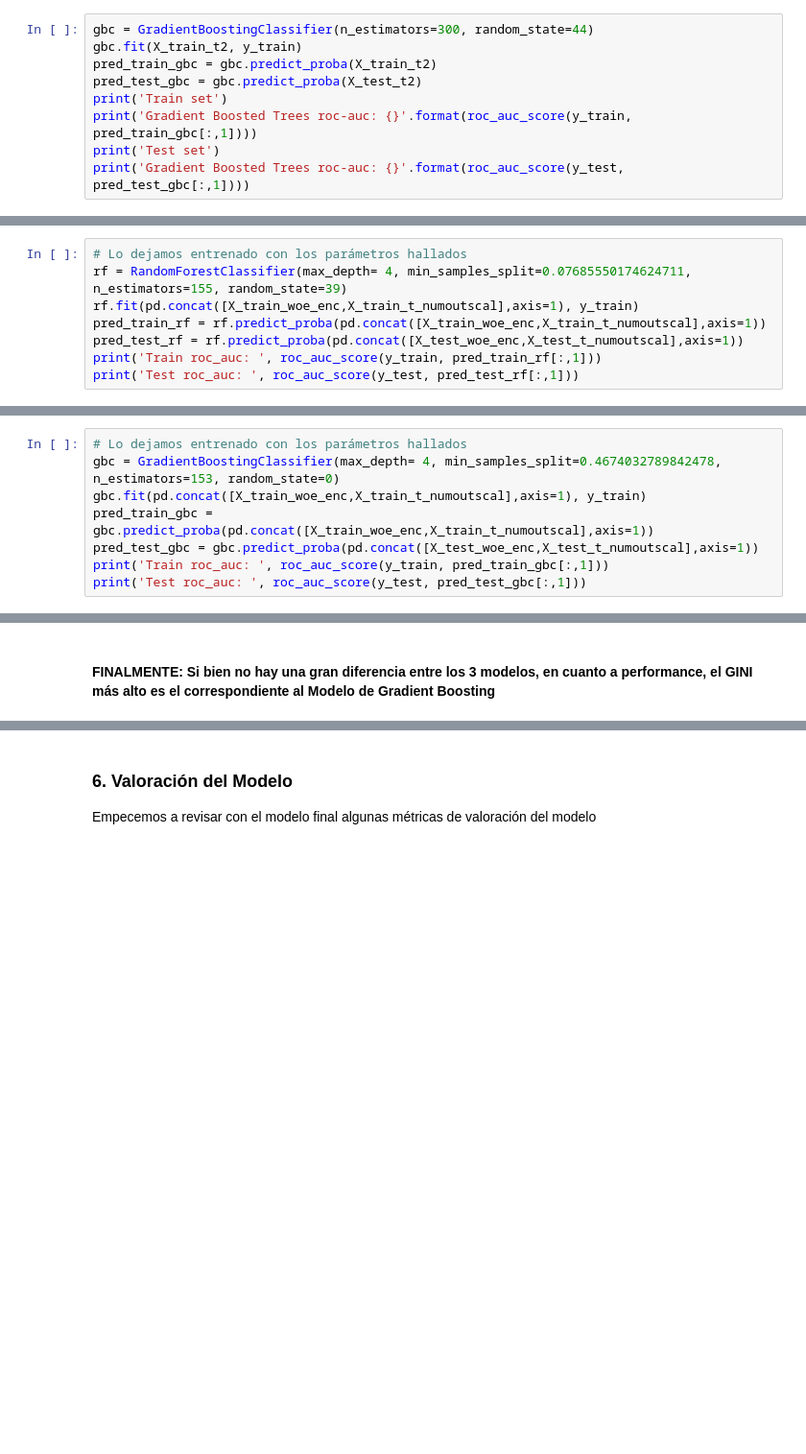
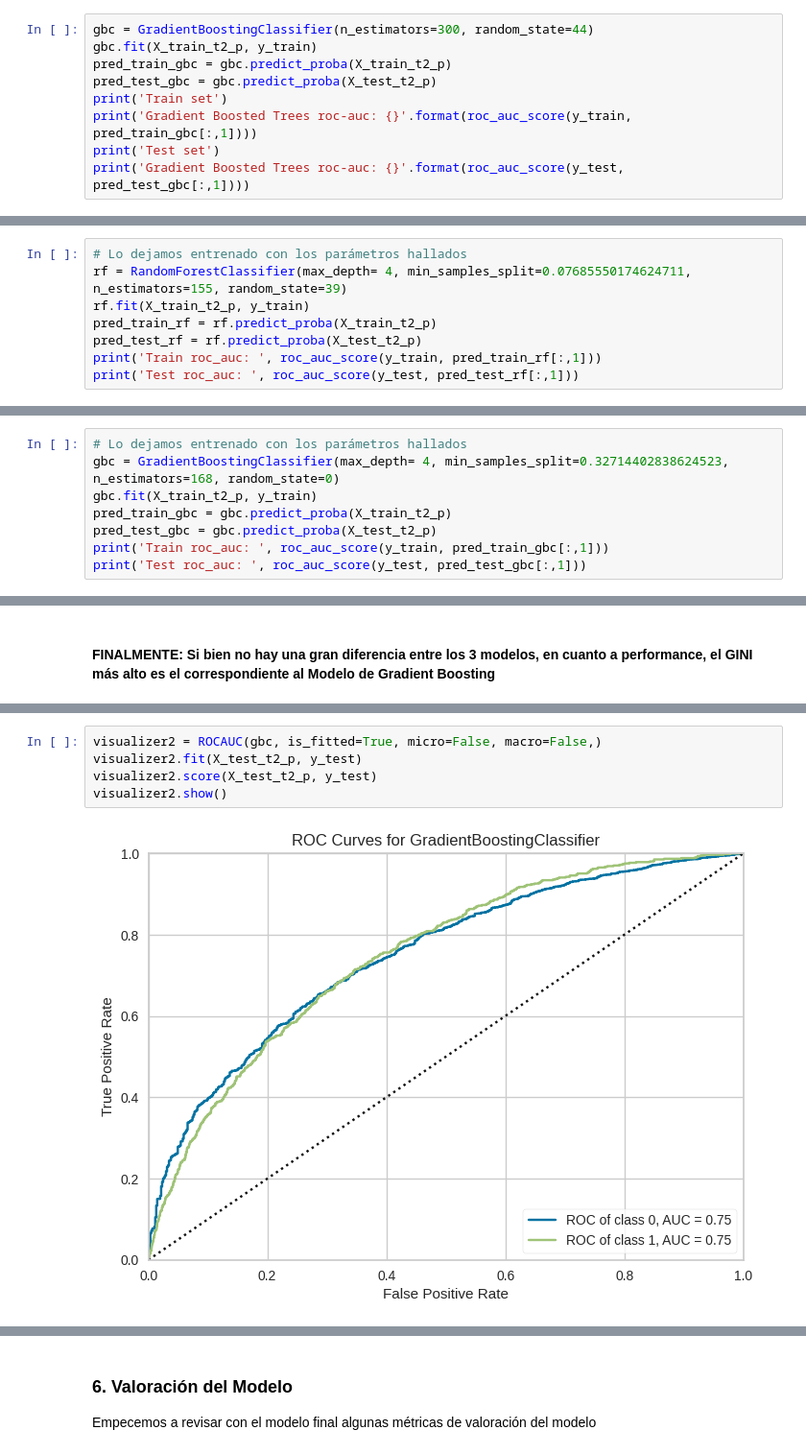
Before and after one commit to jpantojaj/Backtesting_Stresstesting, a Jupyter notebook: Sesión_2_4_Construccion_Credit_Scoring.ipynb, the cells around one changed output, grey strips where cells are left out. Shown at 96% size. Saved outputs shown, nothing was run; the diff lists cells and outputs as text; blank space fills up the shorter version.

```diff
--- a/Sesión_2_4_Construccion_Credit_Scoring.ipynb
+++ b/Sesión_2_4_Construccion_Credit_Scoring.ipynb
@@ -1243,8 +1261,8 @@ KeyboardInterrupt:
 # %%
 gbc = GradientBoostingClassifier(n_estimators=300, random_state=44)
-gbc.fit(X_train_t2, y_train)
-pred_train_gbc = gbc.predict_proba(X_train_t2)
-pred_test_gbc = gbc.predict_proba(X_test_t2)
+gbc.fit(X_train_t2_p, y_train)
+pred_train_gbc = gbc.predict_proba(X_train_t2_p)
+pred_test_gbc = gbc.predict_proba(X_test_t2_p)
 print('Train set')
 print('Gradient Boosted Trees roc-auc: {}'.format(roc_auc_score(y_train, pred_train_gbc[:,1])))
 print('Test set')
@@ -1422,8 +1468,8 @@ plt.xlabel('Hyperparameter space')
 # %%
 # Lo dejamos entrenado con los parámetros hallados
 rf = RandomForestClassifier(max_depth= 4, min_samples_split=0.07685550174624711, n_estimators=155, random_state=39)
-rf.fit(pd.concat([X_train_woe_enc,X_train_t_numoutscal],axis=1), y_train)
-pred_train_rf = rf.predict_proba(pd.concat([X_train_woe_enc,X_train_t_numoutscal],axis=1))
-pred_test_rf = rf.predict_proba(pd.concat([X_test_woe_enc,X_test_t_numoutscal],axis=1))
+rf.fit(X_train_t2_p, y_train)
+pred_train_rf = rf.predict_proba(X_train_t2_p)
+pred_test_rf = rf.predict_proba(X_test_t2_p)
 print('Train roc_auc: ', roc_auc_score(y_train, pred_train_rf[:,1]))
 print('Test roc_auc: ', roc_auc_score(y_test, pred_test_rf[:,1]))
@@ -1583,9 +1655,9 @@ plt.xlabel('Hyperparameter space')
 ### CONCLUSION GBC: Evaluemos como le va al modelo con los parámetros elegidos en train y test
 # %%
 # Lo dejamos entrenado con los parámetros hallados
-gbc = GradientBoostingClassifier(max_depth= 4, min_samples_split=0.4674032789842478, n_estimators=153, random_state=0)
-gbc.fit(pd.concat([X_train_woe_enc,X_train_t_numoutscal],axis=1), y_train)
-pred_train_gbc = gbc.predict_proba(pd.concat([X_train_woe_enc,X_train_t_numoutscal],axis=1))
-pred_test_gbc = gbc.predict_proba(pd.concat([X_test_woe_enc,X_test_t_numoutscal],axis=1))
+gbc = GradientBoostingClassifier(max_depth= 4, min_samples_split=0.32714402838624523, n_estimators=168, random_state=0)
+gbc.fit(X_train_t2_p, y_train)
+pred_train_gbc = gbc.predict_proba(X_train_t2_p)
+pred_test_gbc = gbc.predict_proba(X_test_t2_p)
 print('Train roc_auc: ', roc_auc_score(y_train, pred_train_gbc[:,1]))
 print('Test roc_auc: ', roc_auc_score(y_test, pred_test_gbc[:,1]))
@@ -1599,0 +1683,7 @@ print('GBC Test roc_auc: ', roc_auc_score(y_test, pred_test_gbc[:,1]), 'GBC Test
+# %%
+visualizer2 = ROCAUC(gbc, is_fitted=True, micro=False, macro=False,)
+visualizer2.fit(X_test_t2_p, y_test)
+visualizer2.score(X_test_t2_p, y_test)
+visualizer2.show()
+# %% [output]
+[figure, added]
```
Also changed, not shown: parts of 91 cells of this notebook.
